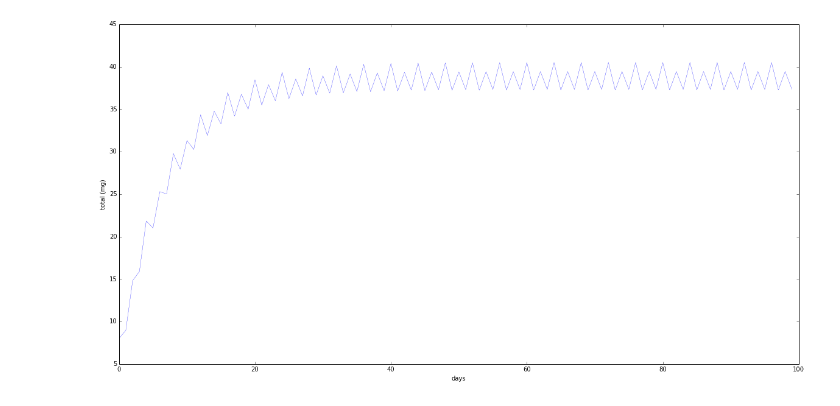
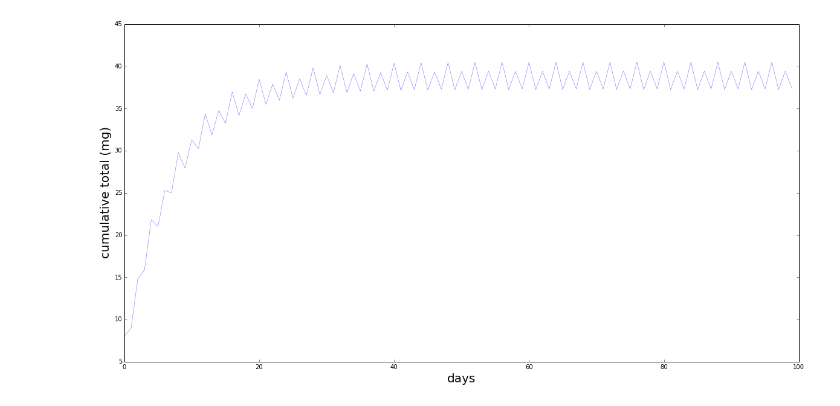
Before and after one commit to jkburges/halflife, a Jupyter notebook: halflife.ipynb, the cells around one changed output. Drawn from its saved outputs; the diff is of its cells as text; code cells hidden in the pictures.

```diff
--- a/halflife.ipynb
+++ b/halflife.ipynb
@@ -1,36 +1,41 @@
 # %%
 %matplotlib inline
 import numpy as np
 import matplotlib.pyplot as plt
 
-# Elimination half-life of 5 days
-t12 = 5.0
-days_to_calc = 100
-
-# Amount given on each day - one 20mg tablet split "roughly" in to quarters
-n = [8, 2, 7, 3] * 25
-
-t = range(days_to_calc)
-y = [0.0] * days_to_calc
-
-def amount(t, t_offset):
+def amount_remaining(t, t_offset):
     if (t < t_offset):
         return 0
 
     n0 = n[t_offset]
     return n0 * pow(0.5, (t - t_offset) / t12)
 
-for t_offset in t:
-    for t_day in t:
-        y[t_day] += amount(t_day, t_offset)
+def cumulative_total():
+    y = [0.0] * days_to_calc
 
-coefficients1 = np.polyfit(t,y,3)
+    for t_offset in t:
+        for t_day in t:
+            y[t_day] += amount_remaining(t_day, t_offset)
 
-plt.figure(figsize=(20,10))
-plt.ylabel('total (mg)')
-plt.xlabel('days')
+    return y
 
-plt.plot(t, y,linewidth=0.3)
-plt.show()
+def plot():
+    plt.figure(figsize=(20,10))
+    plt.ylabel('cumulative total (mg)', fontsize=20)
+    plt.xlabel('days', fontsize=20)
+
+    plt.plot(t, cumulative_total(), linewidth=0.3)
+    plt.show()
+
+t12 = 5.0   # Elimination half-life of 5 days
+days_to_calc = 100
+
+# Amount given on each day over 4 days - one 20mg tablet split "roughly" in to quarters
+# (times 25, to give 100 doses)
+n = [8, 2, 7, 3] * int(days_to_calc / 4)
+
+t = range(days_to_calc)
+
+plot()
 # %% [output]
-[figure, old version]
+[figure, new version]
```
